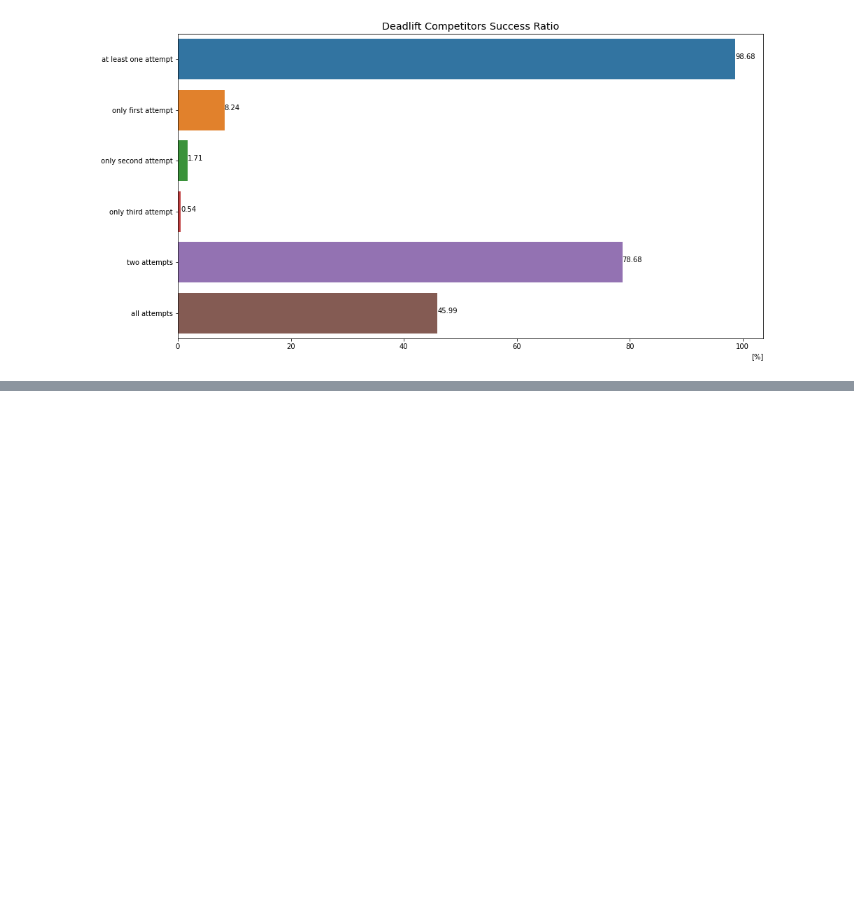
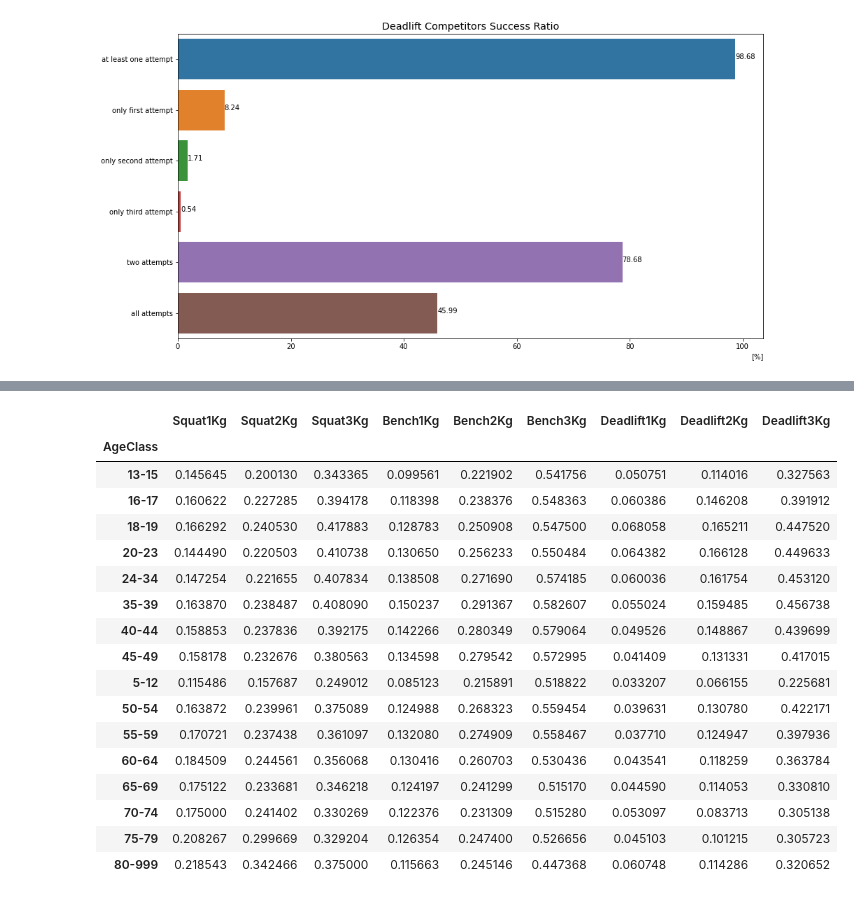
Before and after one commit to TBSDA/Data_Visualization, a Jupyter notebook: Powerlifting/Open_Powerlifting_Data_Visualization.ipynb, the cells around one changed output, grey strips where cells are left out. Cells and saved outputs as stored; diff of their text form; code cells hidden in the pictures; blank space fills up the shorter version.

```diff
--- a/Powerlifting/Open_Powerlifting_Data_Visualization.ipynb
+++ b/Powerlifting/Open_Powerlifting_Data_Visualization.ipynb
@@ -1518,4 +1447,4 @@ counted_failures = df[df[three_lifts] < 0]
 # %%
 counted_failures['AgeClass'] = df['AgeClass']
 # %%
-counted_failures.groupby('AgeClass').count()
+counted_failures = counted_failures.groupby('AgeClass').count()
@@ -1541,0 +1500,21 @@ counted_failures.groupby('AgeClass').count()
+# %%
+counted_failures[three_lifts]/counted_attempts[three_lifts]
+# %% [output]
+|  | Squat1Kg | Squat2Kg | Squat3Kg | Bench1Kg | Bench2Kg | Bench3Kg | Deadlift1Kg | Deadlift2Kg | Deadlift3Kg |
+| AgeClass |  |  |  |  |  |  |  |  |  |
+| 13-15 | 0.145645 | 0.200130 | 0.343365 | 0.099561 | 0.221902 | 0.541756 | 0.050751 | 0.114016 | 0.327563 |
+| 16-17 | 0.160622 | 0.227285 | 0.394178 | 0.118398 | 0.238376 | 0.548363 | 0.060386 | 0.146208 | 0.391912 |
+| 18-19 | 0.166292 | 0.240530 | 0.417883 | 0.128783 | 0.250908 | 0.547500 | 0.068058 | 0.165211 | 0.447520 |
+| 20-23 | 0.144490 | 0.220503 | 0.410738 | 0.130650 | 0.256233 | 0.550484 | 0.064382 | 0.166128 | 0.449633 |
+| 24-34 | 0.147254 | 0.221655 | 0.407834 | 0.138508 | 0.271690 | 0.574185 | 0.060036 | 0.161754 | 0.453120 |
+| 35-39 | 0.163870 | 0.238487 | 0.408090 | 0.150237 | 0.291367 | 0.582607 | 0.055024 | 0.159485 | 0.456738 |
+| 40-44 | 0.158853 | 0.237836 | 0.392175 | 0.142266 | 0.280349 | 0.579064 | 0.049526 | 0.148867 | 0.439699 |
+| 45-49 | 0.158178 | 0.232676 | 0.380563 | 0.134598 | 0.279542 | 0.572995 | 0.041409 | 0.131331 | 0.417015 |
+| 5-12 | 0.115486 | 0.157687 | 0.249012 | 0.085123 | 0.215891 | 0.518822 | 0.033207 | 0.066155 | 0.225681 |
+| 50-54 | 0.163872 | 0.239961 | 0.375089 | 0.124988 | 0.268323 | 0.559454 | 0.039631 | 0.130780 | 0.422171 |
+| 55-59 | 0.170721 | 0.237438 | 0.361097 | 0.132080 | 0.274909 | 0.558467 | 0.037710 | 0.124947 | 0.397936 |
+| 60-64 | 0.184509 | 0.244561 | 0.356068 | 0.130416 | 0.260703 | 0.530436 | 0.043541 | 0.118259 | 0.363784 |
+| 65-69 | 0.175122 | 0.233681 | 0.346218 | 0.124197 | 0.241299 | 0.515170 | 0.044590 | 0.114053 | 0.330810 |
+| 70-74 | 0.175000 | 0.241402 | 0.330269 | 0.122376 | 0.231309 | 0.515280 | 0.053097 | 0.083713 | 0.305138 |
+| 75-79 | 0.208267 | 0.299669 | 0.329204 | 0.126354 | 0.247400 | 0.526656 | 0.045103 | 0.101215 | 0.305723 |
+| 80-999 | 0.218543 | 0.342466 | 0.375000 | 0.115663 | 0.245146 | 0.447368 | 0.060748 | 0.114286 | 0.320652 |
```
Also changed, not shown: parts of 23 cells of this notebook.
